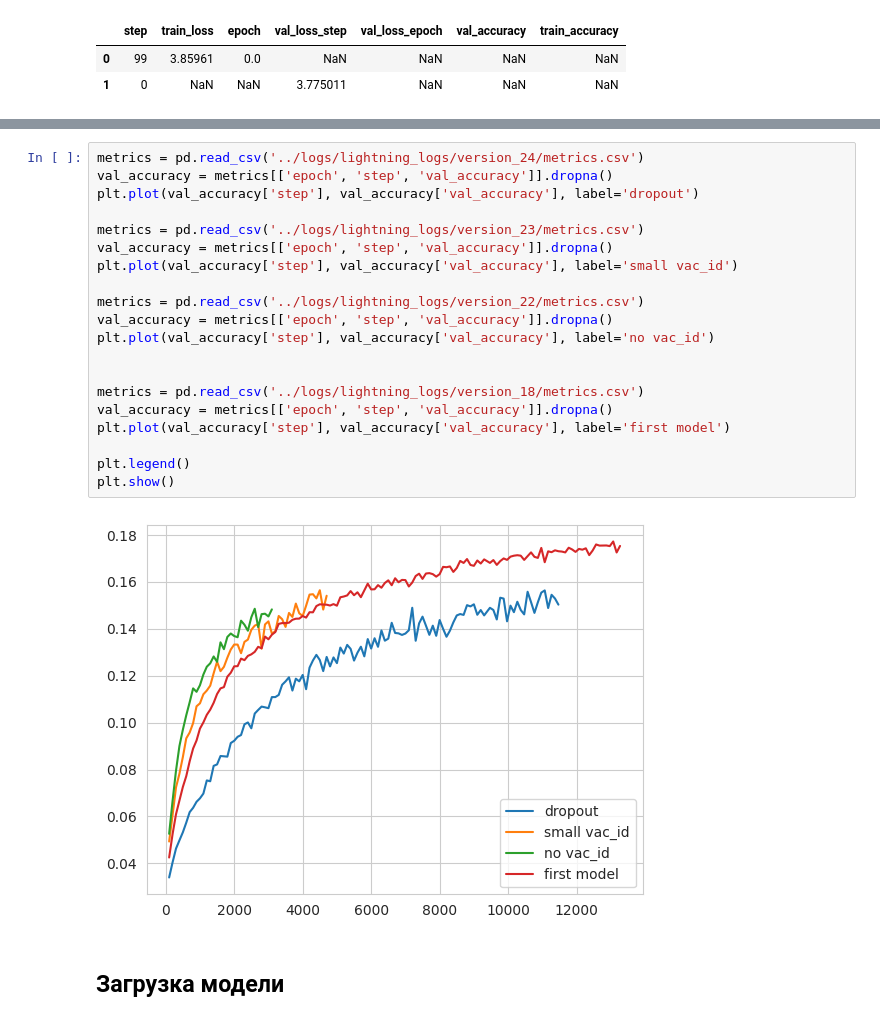
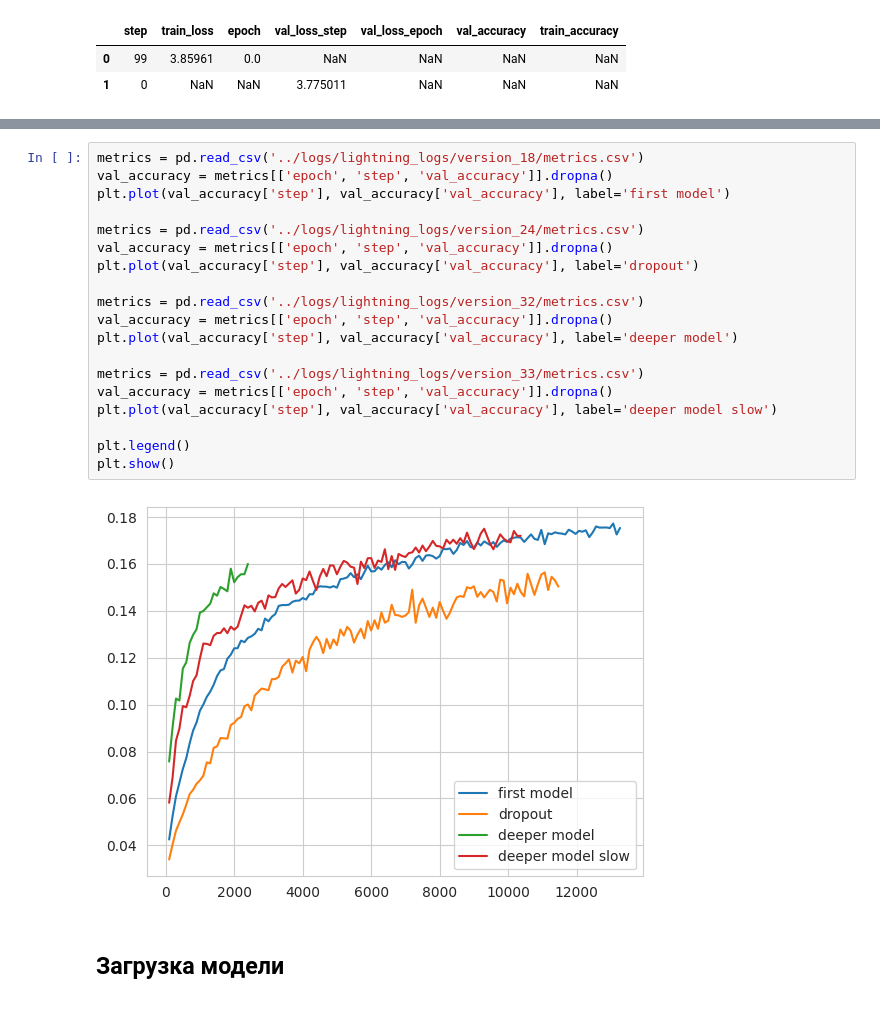
Before and after one commit to roma1n/hh-recsys-cometition, a Jupyter notebook: notebooks/model_application.ipynb, the cells around one changed output, grey strips where cells are left out. Cells and saved outputs as stored; diff of their text form.

```diff
--- a/notebooks/model_application.ipynb
+++ b/notebooks/model_application.ipynb
@@ -40,25 +46,24 @@ plt.show()
 # %%
+metrics = pd.read_csv('../logs/lightning_logs/version_18/metrics.csv')
+val_accuracy = metrics[['epoch', 'step', 'val_accuracy']].dropna()
+plt.plot(val_accuracy['step'], val_accuracy['val_accuracy'], label='first model')
+
 metrics = pd.read_csv('../logs/lightning_logs/version_24/metrics.csv')
 val_accuracy = metrics[['epoch', 'step', 'val_accuracy']].dropna()
 plt.plot(val_accuracy['step'], val_accuracy['val_accuracy'], label='dropout')
 
-metrics = pd.read_csv('../logs/lightning_logs/version_23/metrics.csv')
+metrics = pd.read_csv('../logs/lightning_logs/version_32/metrics.csv')
 val_accuracy = metrics[['epoch', 'step', 'val_accuracy']].dropna()
-plt.plot(val_accuracy['step'], val_accuracy['val_accuracy'], label='small vac_id')
+plt.plot(val_accuracy['step'], val_accuracy['val_accuracy'], label='deeper model')
 
-metrics = pd.read_csv('../logs/lightning_logs/version_22/metrics.csv')
+metrics = pd.read_csv('../logs/lightning_logs/version_33/metrics.csv')
 val_accuracy = metrics[['epoch', 'step', 'val_accuracy']].dropna()
-plt.plot(val_accuracy['step'], val_accuracy['val_accuracy'], label='no vac_id')
-
-
-metrics = pd.read_csv('../logs/lightning_logs/version_18/metrics.csv')
-val_accuracy = metrics[['epoch', 'step', 'val_accuracy']].dropna()
-plt.plot(val_accuracy['step'], val_accuracy['val_accuracy'], label='first model')
+plt.plot(val_accuracy['step'], val_accuracy['val_accuracy'], label='deeper model slow')
 
 plt.legend()
 plt.show()
 # %% [output]
-[figure, old version]
+[figure, new version]
 # %% [markdown]
 ## Загрузка модели
 # %%
```
Also changed, not shown: parts of 6 cells of this notebook, 6 other files.
